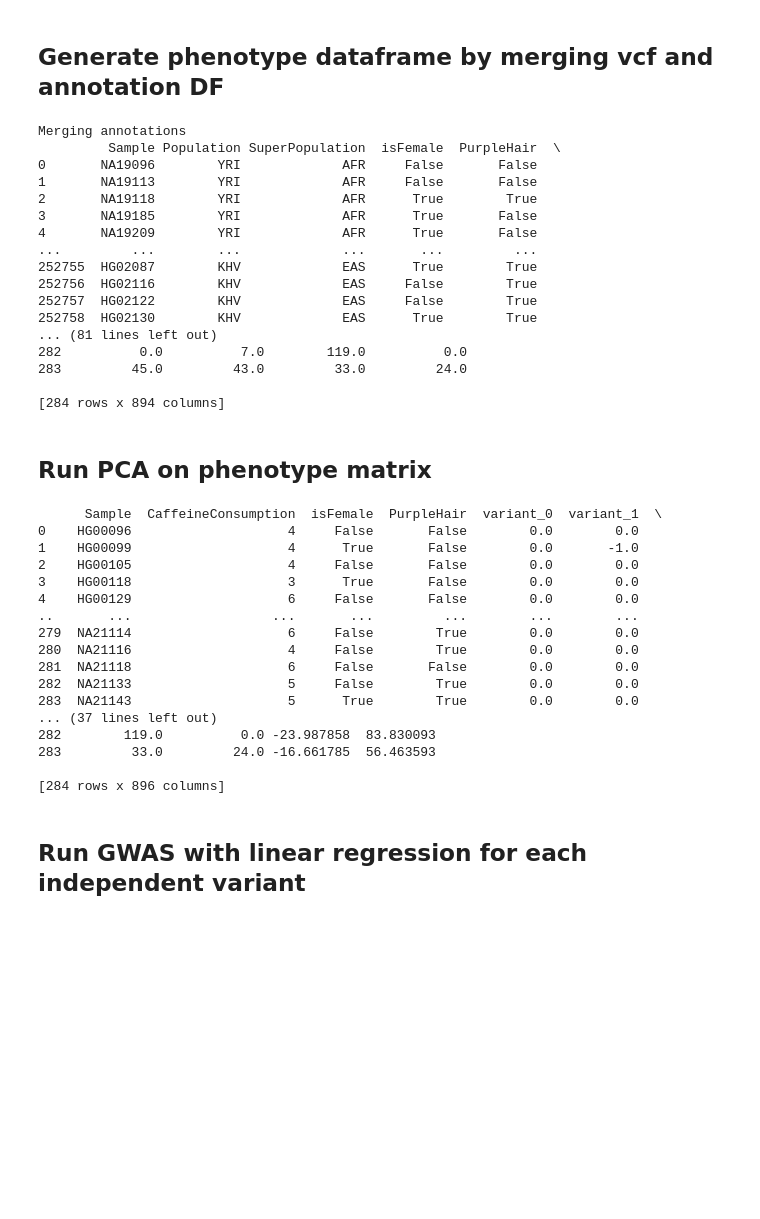
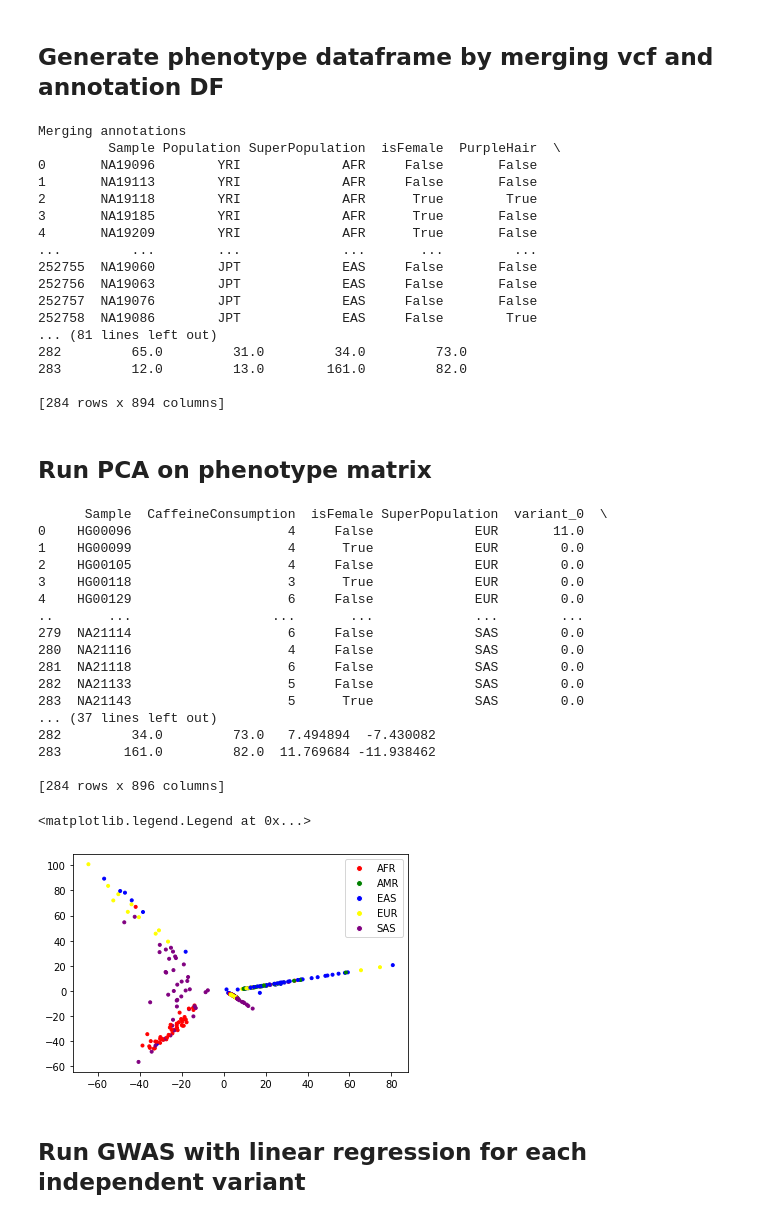
Before and after one commit to STRIDES-Codes/GPU-GWAS, a Jupyter notebook: workflow.ipynb, the cells around one changed output. Saved outputs shown, nothing was run; the diff lists cells and outputs as text; code cells hidden in the pictures; blank space fills up the shorter version.

Commit message:
GWAS to take PCA ad covariates, PCA plot

```diff
--- a/workflow.ipynb
+++ b/workflow.ipynb
@@ -51,7 +55,7 @@ print(ann_df)
 # %% [markdown]
 ## Generate phenotype dataframe by merging vcf and annotation DF
 # %%
-phenotypes_df, n_features = dp.create_phenotype_df(vcf_df, ann_df, ['CaffeineConsumption','isFemale','PurpleHair'], "call_GT",
+phenotypes_df, n_features = dp.create_phenotype_df(vcf_df, ann_df, ['CaffeineConsumption','isFemale','SuperPopulation'], "call_GT",
                                        vcf_sample_col="sample", ann_sample_col="Sample")
 # %% [output]
 Merging annotations
@@ -62,39 +66,50 @@ Merging annotations
 3       NA19185        YRI             AFR      True       False
 4       NA19209        YRI             AFR      True       False
 ...         ...        ...             ...       ...         ...
-252755  HG02087        KHV             EAS      True        True
-252756  HG02116        KHV             EAS     False        True
-252757  HG02122        KHV             EAS     False        True
-252758  HG02130        KHV             EAS      True        True
+252755  NA19060        JPT             EAS     False       False
+252756  NA19063        JPT             EAS     False       False
+252757  NA19076        JPT             EAS     False       False
+252758  NA19086        JPT             EAS     False        True
 ... (81 lines left out)
-282          0.0          7.0        119.0          0.0
-283         45.0         43.0         33.0         24.0
+282         65.0         31.0         34.0         73.0
+283         12.0         13.0        161.0         82.0
 
 [284 rows x 894 columns]
 # %% [markdown]
 ## Run PCA on phenotype matrix
 # %%
 # Run PCA on phenotype dataframe
-phenotypes_df = algos.PCA_concat(phenotypes_df, 3)
+phenotypes_df = algos.PCA_concat(phenotypes_df, 2)
 print(phenotypes_df)
 # %% [output]
-      Sample  CaffeineConsumption  isFemale  PurpleHair  variant_0  variant_1  \
-0    HG00096                    4     False       False        0.0        0.0
-1    HG00099                    4      True       False        0.0       -1.0
-2    HG00105                    4     False       False        0.0        0.0
-3    HG00118                    3      True       False        0.0        0.0
-4    HG00129                    6     False       False        0.0        0.0
-..       ...                  ...       ...         ...        ...        ...
-279  NA21114                    6     False        True        0.0        0.0
-280  NA21116                    4     False        True        0.0        0.0
-281  NA21118                    6     False       False        0.0        0.0
-282  NA21133                    5     False        True        0.0        0.0
-283  NA21143                    5      True        True        0.0        0.0
+      Sample  CaffeineConsumption  isFemale SuperPopulation  variant_0  \
+0    HG00096                    4     False             EUR       11.0
+1    HG00099                    4      True             EUR        0.0
+2    HG00105                    4     False             EUR        0.0
+3    HG00118                    3      True             EUR        0.0
+4    HG00129                    6     False             EUR        0.0
+..       ...                  ...       ...             ...        ...
+279  NA21114                    6     False             SAS        0.0
+280  NA21116                    4     False             SAS        0.0
+281  NA21118                    6     False             SAS        0.0
+282  NA21133                    5     False             SAS        0.0
+283  NA21143                    5      True             SAS        0.0
 ... (37 lines left out)
-282        119.0          0.0 -23.987858  83.830093
-283         33.0         24.0 -16.661785  56.463593
+282         34.0         73.0   7.494894  -7.430082
+283        161.0         82.0  11.769684 -11.938462
 
 [284 rows x 896 columns]
+# %%
+colors = {'AFR':'red', 'AMR':'green', 'EAS':'blue', 'EUR':'yellow', 'SAS':'purple'}
+from matplotlib.lines import Line2D
+plt.scatter(phenotypes_df.PC0.to_array(), phenotypes_df.PC1.to_array(),
+            c=phenotypes_df.SuperPopulation.to_pandas().map(colors).values, s=9)
+legend_elements = [Line2D([0], [0], marker='o', color='w', label=key,
+                          markerfacecolor=value) for key, value in colors.items()]
+plt.legend(handles=legend_elements)
+# %% [output]
+<matplotlib.legend.Legend at 0x...>
+[figure, added]
 # %% [markdown]
 ## Run GWAS with linear regression for each independent variant
 # %%
```
Also changed, not shown: parts of 4 cells of this notebook, 4 other files.
